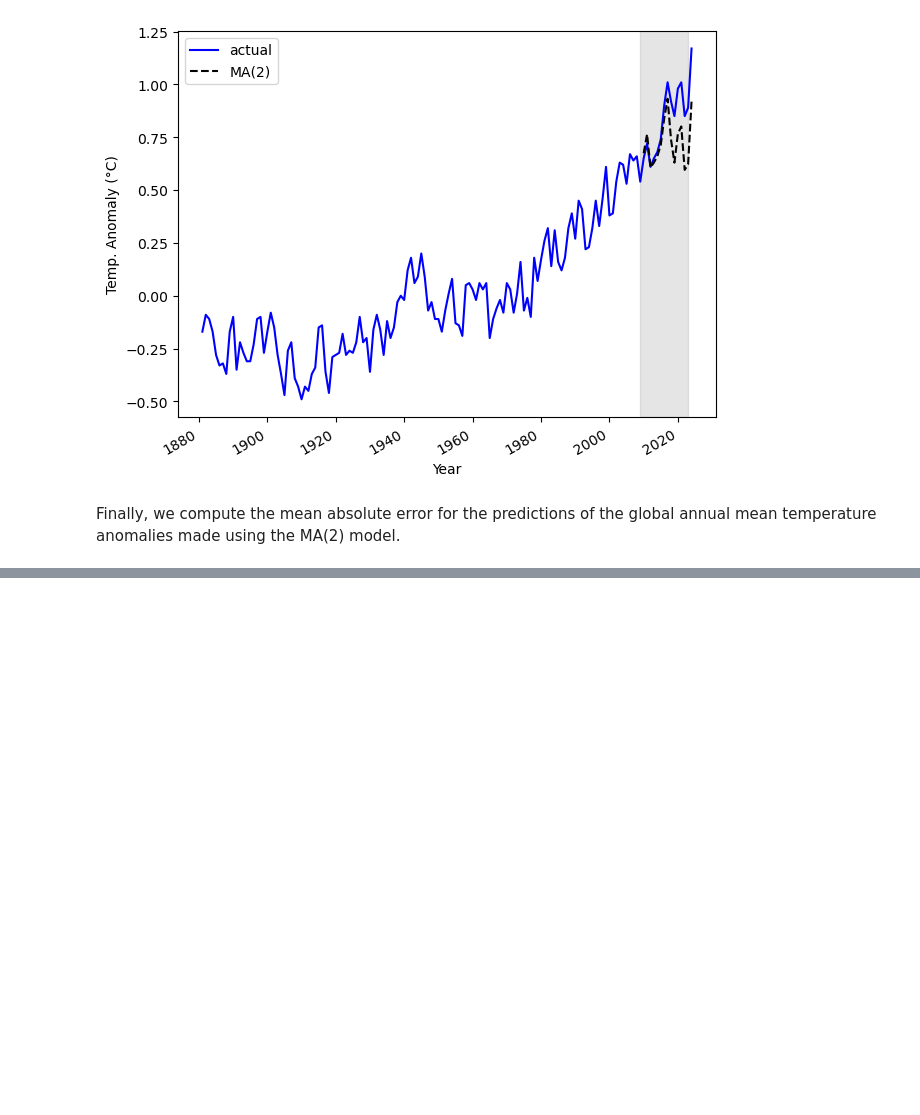
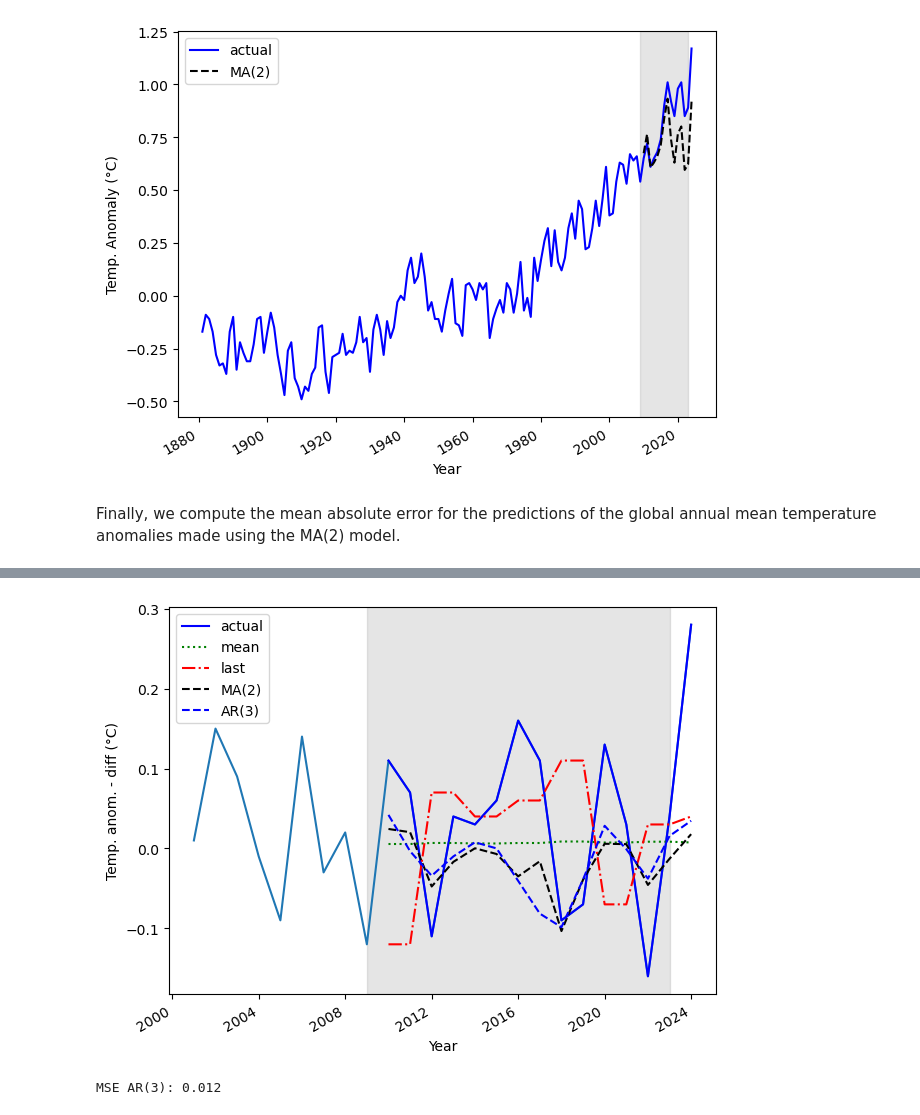
Before and after one commit to luigiselmi/climate, a Jupyter notebook: globaltemp/global_temperature_anomaly.ipynb, the cells around one changed output, grey strips where cells are left out. Cells and saved outputs as stored; diff of their text form; code cells hidden in the pictures; blank space fills up the shorter version.

Commit message:
AR model

```diff
--- a/globaltemp/global_temperature_anomaly.ipynb
+++ b/globaltemp/global_temperature_anomaly.ipynb
@@ -245,12 +246,24 @@ def rolling_forecast(df: pd.DataFrame, train_len: int, horizon: int, window: int
     elif method == 'MA':
         pred_MA = []
         for i in range(train_len, total_len, window):
-            model = SARIMAX(df[:i], order=(0,0,window))
+            model = SARIMAX(df[:i], order=(0,0,2)) # MA(q=2)
             res = model.fit(disp=False)
             predictions = res.get_prediction(0, i + window - 1)
             oos_pred = predictions.predicted_mean.iloc[-window:]
             pred_MA.extend(oos_pred)
         return pred_MA
+
+    elif method == 'AR':
+        pred_AR = []
+
+        for i in range(train_len, total_len, window):
+            model = SARIMAX(df[:i], order=(3,0,0)) # AR(p=3)
+            res = model.fit(disp=False)
+            predictions = res.get_prediction(0, i + window - 1)
+            oos_pred = predictions.predicted_mean.iloc[-window:]
+            pred_AR.extend(oos_pred)
+
+        return pred_AR
 # %% [markdown]
 We plot the global temperature anomalies and the first-order difference time-series highlighting the time horizon used to test the performance of the MA(2) model against the baselines.
 # %%
@@ -401,0 +435,5 @@ MSE for the predicitons of the Global Annuall Mean Temperature Anomalies: 0.125
+# %%
+WINDOW = 1
+pred_AR = rolling_forecast(giss_temp_diff_df, TRAIN_LEN, HORIZON, WINDOW, 'AR')
+# %%
+pred_df['pred_AR'] = pred_AR
@@ -401,0 +459,21 @@ MSE for the predicitons of the Global Annuall Mean Temperature Anomalies: 0.125
+# %%
+fig, ax = plt.subplots()
+ax.plot(giss_temp_diff_df['Diff']['2000':])
+ax.plot(pred_df['Diff']['2000':], 'b-', label='actual')
+ax.plot(pred_df['pred_mean']['2000':], 'g:', label='mean')
+ax.plot(pred_df['pred_last_value']['2000':], 'r-.', label='last')
+ax.plot(pred_df['pred_MA']['2000':], 'k--', label='MA(2)')
+ax.plot(pred_df['pred_AR']['2000':], 'b--', label='AR(3)')
+ax.legend(loc=2)
+ax.set_xlabel('Year')
+ax.set_ylabel('Temp. anom. - diff (°C)')
+ax.axvspan('2009', '2023', color='#808080', alpha=0.2)
+fig.autofmt_xdate()
+plt.tight_layout()
+# %% [output]
+[figure, added]
+# %%
+mse_AR = mean_squared_error(pred_df['Diff'], pred_df['pred_AR'])
+print('MSE AR(3): {0:.3f}'.format(mse_AR))
+# %% [output]
+MSE AR(3): 0.012
```
Also changed, not shown: parts of 14 cells of this notebook.
